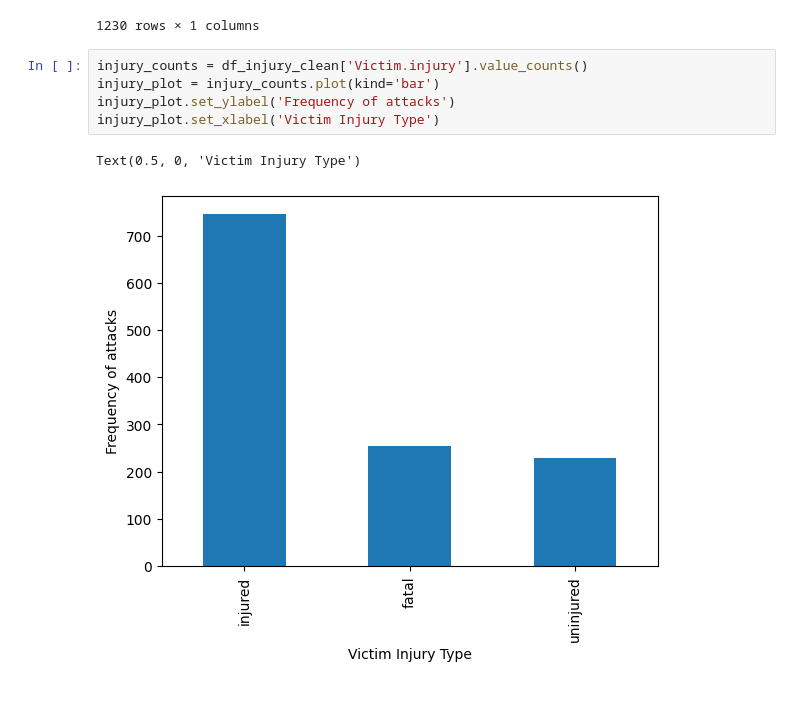
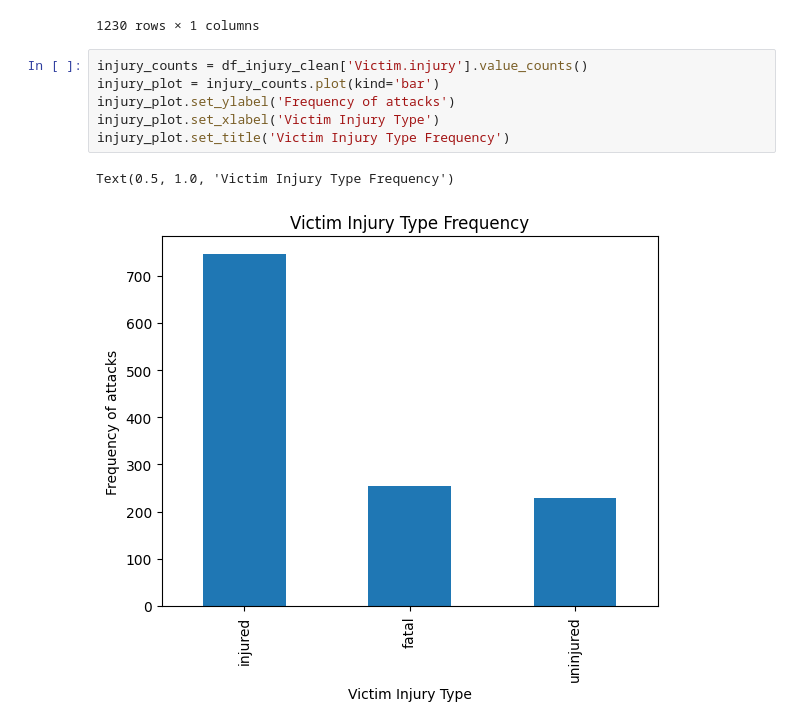
Before and after one commit to anushaTUe/visualisation-20245, a Jupyter notebook: dataset/further_exploration.ipynb, the cells around one changed output. Cells and saved outputs as stored; diff of their text form; blank space fills up the shorter version.

```diff
--- a/dataset/further_exploration.ipynb
+++ b/dataset/further_exploration.ipynb
@@ -251,11 +252,12 @@ df_injury_clean
 # %%
 injury_counts = df_injury_clean['Victim.injury'].value_counts()
 injury_plot = injury_counts.plot(kind='bar')
 injury_plot.set_ylabel('Frequency of attacks')
 injury_plot.set_xlabel('Victim Injury Type')
+injury_plot.set_title('Victim Injury Type Frequency')
 # %% [output]
-Text(0.5, 0, 'Victim Injury Type')
+Text(0.5, 1.0, 'Victim Injury Type Frequency')
-[figure, old version]
+[figure, new version]
 # %%
 df_shark.sample(5)
 # %% [output]
```
Also changed, not shown: parts of 8 cells of this notebook, 1 other file.
